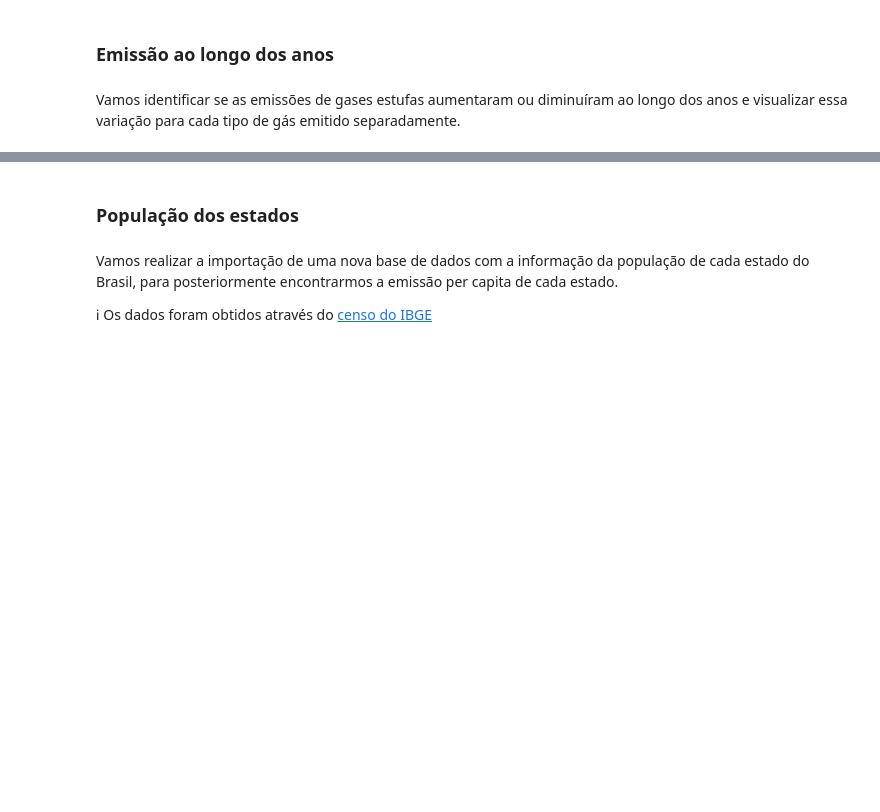
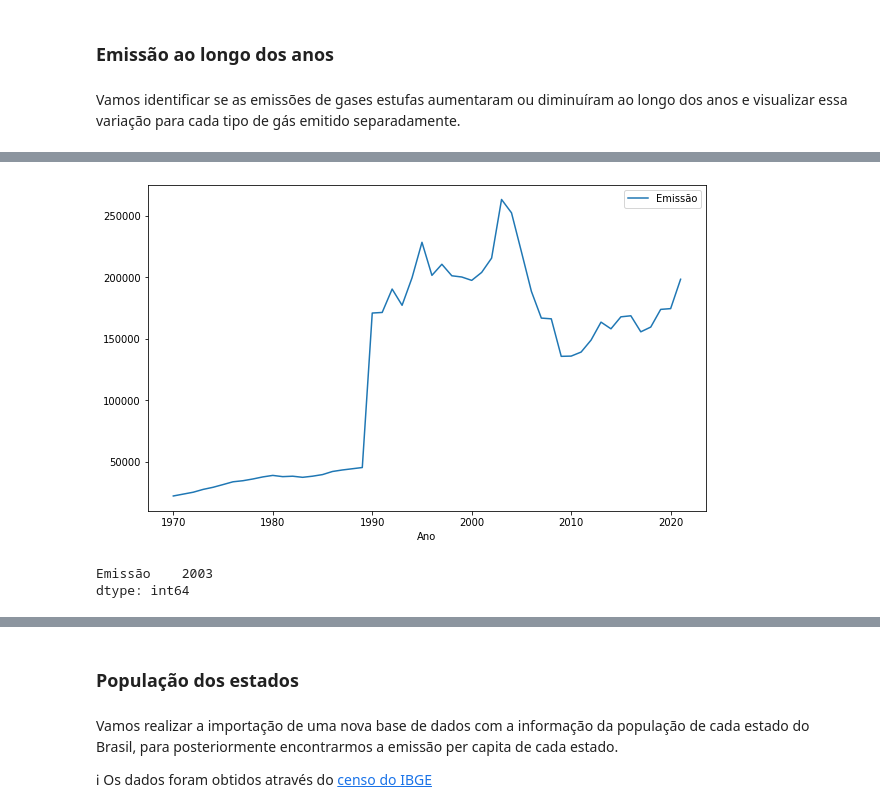
Before and after one commit to candidosouza/py-pd, a Jupyter notebook: notebooks/02_selecao_e_agrupamento_dados/pandas_selecao_e_agrupamento.ipynb, the cells around one changed output, grey strips where cells are left out. Drawn from its saved outputs; the diff is of its cells as text; code cells hidden in the pictures; blank space fills up the shorter version.

```diff
--- a/notebooks/02_selecao_e_agrupamento_dados/pandas_selecao_e_agrupamento.ipynb
+++ b/notebooks/02_selecao_e_agrupamento_dados/pandas_selecao_e_agrupamento.ipynb
@@ -17,8 +17,7 @@ Primeiramente, vamos importar a biblioteca [`pandas`](https://pandas.pydata.org/
 # %%
 import pandas as pd
 # %%
-file = './data/1-SEEG10_GERAL-BR_UF_2022.10.27-FINAL-SITE.xlsx'
-emissoes_gases = pd.read_excel(file, sheet_name='GEE Estados')
+emissoes_gases = pd.read_excel('./data/1-SEEG10_GERAL-BR_UF_2022.10.27-FINAL-SITE.xlsx', sheet_name = 'GEE Estados')
 # %%
 emissoes_gases
 # %% [output]
@@ -398,0 +524,9 @@ Vamos identificar se as emissões de gases estufas aumentaram ou diminuíram ao
+# %%
+emissoes_por_ano.groupby('Ano').mean().plot(figsize = (10,6));
+# %% [output]
+[figure, added]
+# %%
+emissoes_por_ano.groupby('Ano').mean().idxmax()
+# %% [output]
+Emissão    2003
+dtype: int64
```
Also changed, not shown: parts of 38 cells of this notebook.
